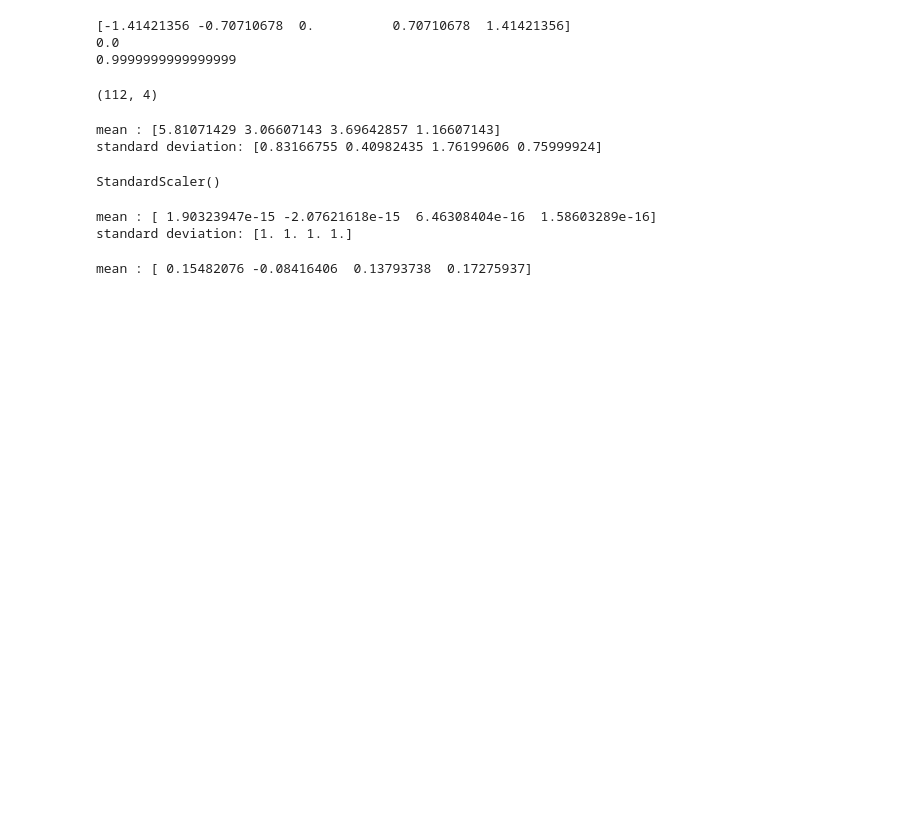
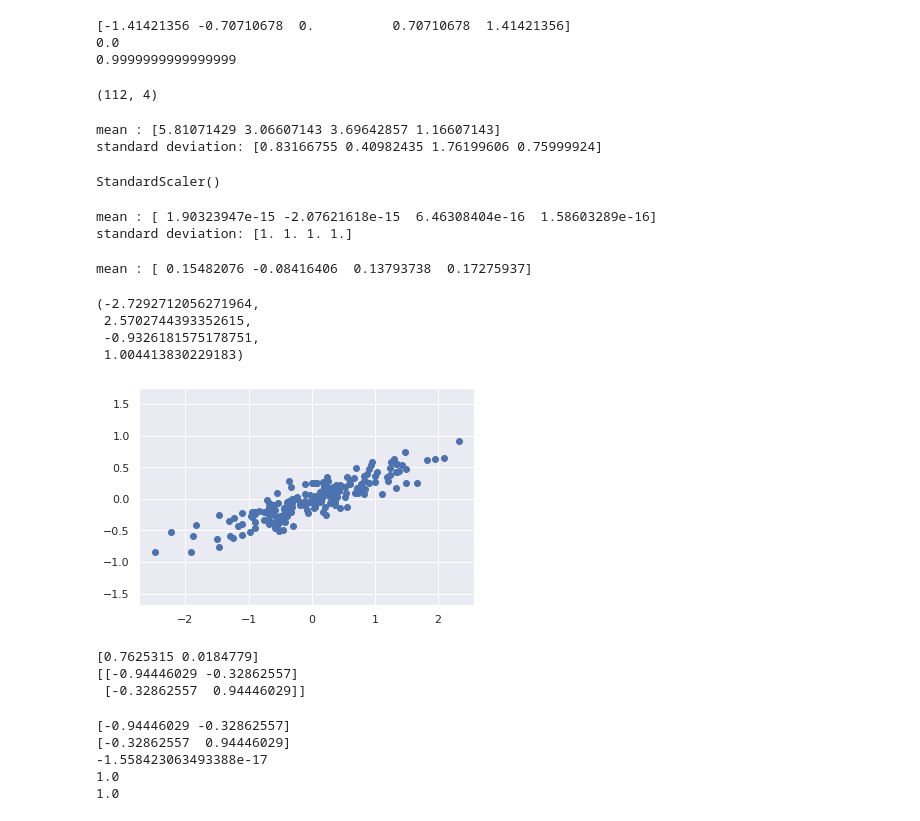
Before and after one commit to Amirserajj/ML-Lab, a Jupyter notebook: ML_Lab_Scikit.ipynb, the cells around one changed output. Saved outputs shown, nothing was run; the diff lists cells and outputs as text; code cells hidden in the pictures; blank space fills up the shorter version.

```diff
--- a/ML_Lab_Scikit.ipynb
+++ b/ML_Lab_Scikit.ipynb
@@ -447,3 +447,39 @@ X_test_scaled=scaler.transform(X_test)
 print("mean : %s" %X_test_scaled.mean(axis=0))
 # %% [output]
 mean : [ 0.15482076 -0.08416406  0.13793738  0.17275937]
+# %%
+#PCA
+np.random.seed(1)
+X=np.dot(np.random.random(size=(2,2)),np.random.normal(size=(2,200))).T
+plt.plot(X[:,0],X[:,1],"o")
+plt.axis("equal")
+# %% [output]
+(-2.7292712056271964,
+ 2.5702744393352615,
+ -0.9326181575178751,
+ 1.004413830229183)
+[figure, added]
+# %%
+from sklearn.decomposition import PCA
+pca=PCA(n_components=2)
+pca.fit(X)
+print(pca.explained_variance_)
+print(pca.components_)
+# %% [output]
+[0.7625315 0.0184779]
+[[-0.94446029 -0.32862557]
+ [-0.32862557  0.94446029]]
+# %%
+v1=pca.components_[:,0]
+v2=pca.components_[:,1]
+print(v1)
+print(v2)
+print(np.dot(v1,v2))
+print(np.linalg.norm(v1))
+print(np.linalg.norm(v2))
+# %% [output]
+[-0.94446029 -0.32862557]
+[-0.32862557  0.94446029]
+-1.558423063493388e-17
+1.0
+1.0
```
Also changed, not shown: parts of 3 cells of this notebook.
